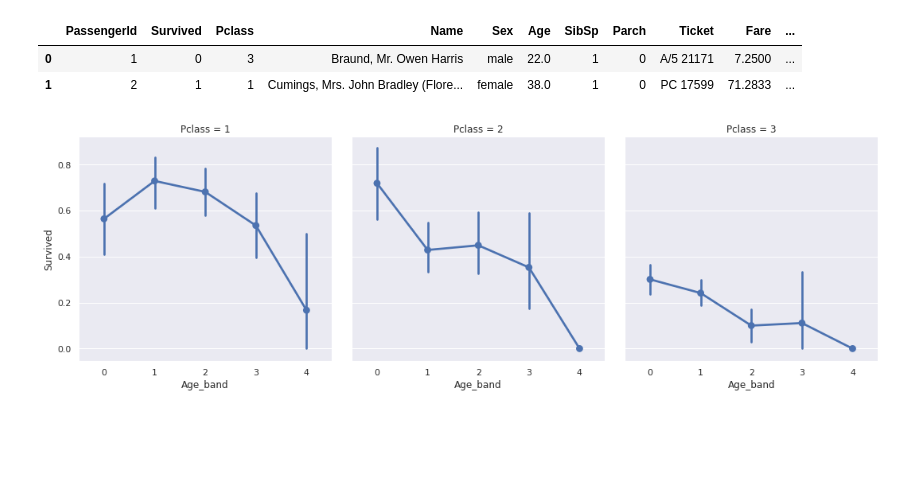
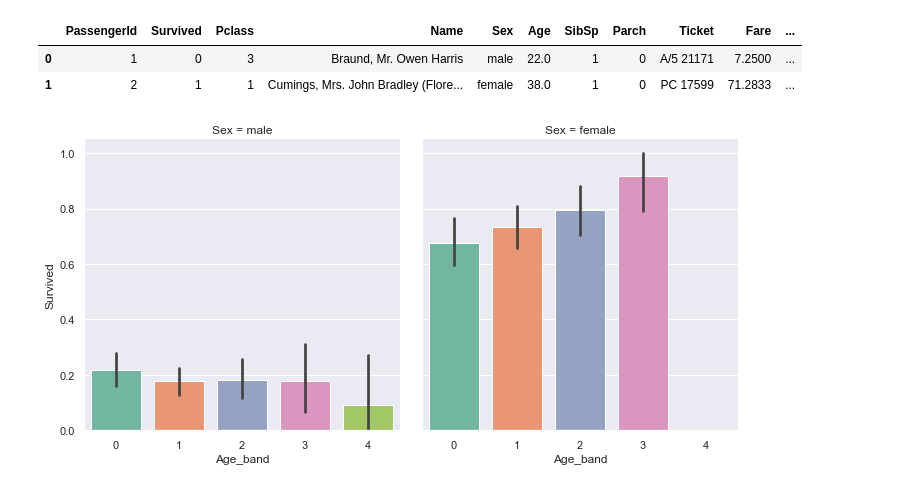
Before and after one commit to xcnkx/kaggle_titanic, a Jupyter notebook: notebooks/kaggle_titanic.ipynb, the cells around one changed output. Saved outputs shown, nothing was run; the diff lists cells and outputs as text; code cells hidden in the pictures; blank space fills up the shorter version.

```diff
--- a/notebooks/kaggle_titanic.ipynb
+++ b/notebooks/kaggle_titanic.ipynb
@@ -287,7 +272,7 @@ train_df.head(2)
 | 0 | 1 | 0 | 3 | Braund, Mr. Owen Harris | male | 22.0 | 1 | 0 | A/5 21171 | 7.2500 | ... |
 | 1 | 2 | 1 | 1 | Cumings, Mrs. John Bradley (Flore... | female | 38.0 | 1 | 0 | PC 17599 | 71.2833 | ... |
 # %%
-sns.catplot('Age_band','Survived',data=train_df,col='Pclass', kind="point", palette="")
+sns.catplot(x='Age_band',y='Survived',data=train_df,col='Sex', kind="bar", palette="Set2")
 plt.show()
 # %% [output]
-[figure, old version]
+[figure, new version]
```
Also changed, not shown: parts of 49 cells of this notebook, 18 other files.
